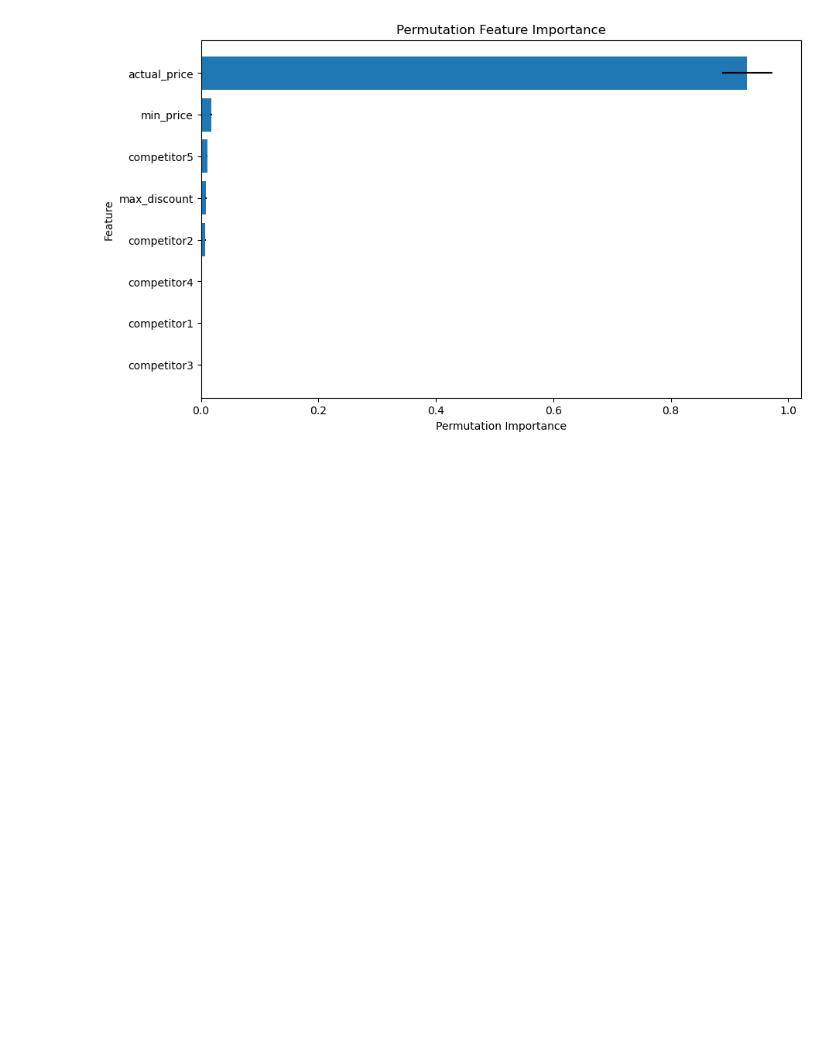
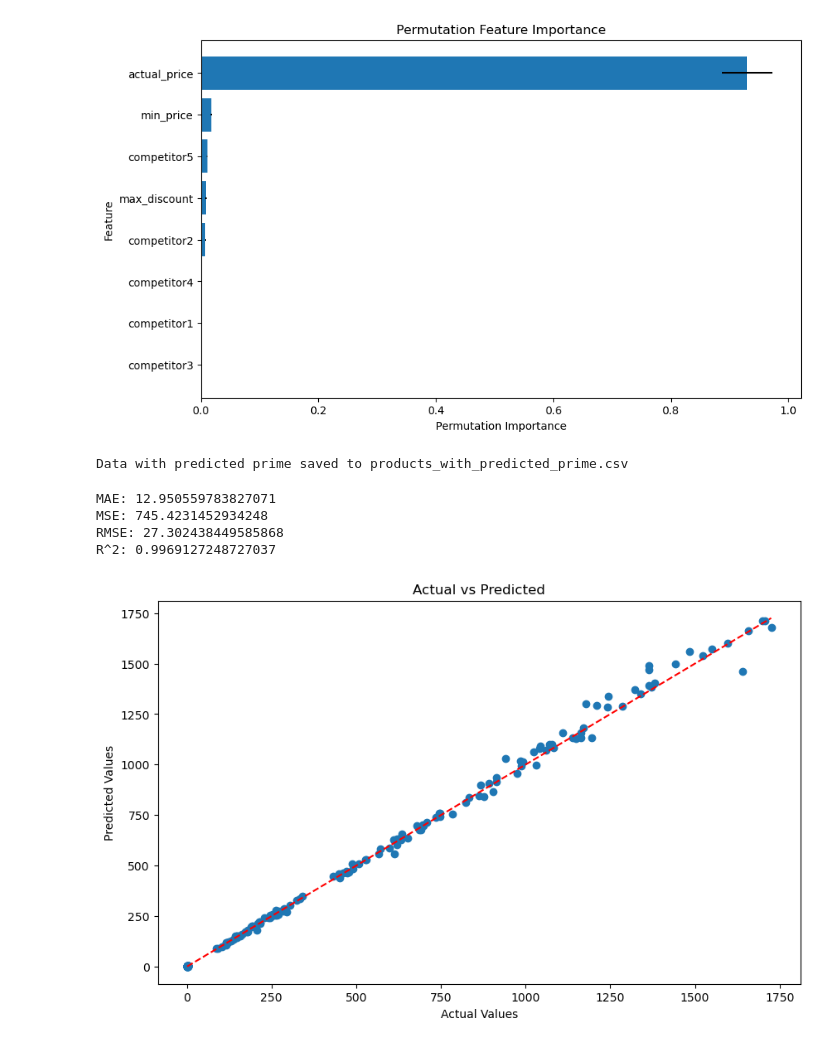
Before and after one commit to rajarshp/ai_ml, a Jupyter notebook: price_promotion/Price_Prediction_Model.ipynb, the cells around one changed output. Saved outputs shown, nothing was run; the diff lists cells and outputs as text; code cells hidden in the pictures; blank space fills up the shorter version.

Commit message:
updated model

```diff
--- a/price_promotion/Price_Prediction_Model.ipynb
+++ b/price_promotion/Price_Prediction_Model.ipynb
@@ -116,7 +117,7 @@ print(features)
 # Train-test split
 X_train, X_test, y_train, y_test = train_test_split(features, target, test_size=0.2, random_state=42)
 
-base_model = lgb.LGBMRegressor()
+base_model = lgb.LGBMRegressor(verbosity=-1)
 
 print(X_test)
 
@@ -263,3 +245,33 @@ file_path_with_predictions = 'products_with_predicted_prime.csv'
 df_predicted.to_csv(file_path_with_predictions, index=False)
 
 print(f"Data with predicted prime saved to {file_path_with_predictions}")
+# %% [output]
+Data with predicted prime saved to products_with_predicted_prime.csv
+# %%
+# Evaluate model performance
+mae = mean_absolute_error(y_test, y_pred)
+mse = mean_squared_error(y_test, y_pred)
+rmse = np.sqrt(mse)
+r2 = r2_score(y_test, y_pred)
+
+print(f"MAE: {mae}")
+print(f"MSE: {mse}")
+print(f"RMSE: {rmse}")
+print(f"R^2: {r2}")
+# %% [output]
+MAE: 12.950559783827071
+MSE: 745.4231452934248
+RMSE: 27.302438449585868
+R^2: 0.9969127248727037
+# %%
+## Actual vs. Predicted Plot
+
+plt.figure(figsize=(10, 6))
+plt.scatter(y_test, y_pred)
+plt.plot([min(y_test), max(y_test)], [min(y_test), max(y_test)], color='red', linestyle='--')
+plt.xlabel('Actual Values')
+plt.ylabel('Predicted Values')
+plt.title('Actual vs Predicted')
+plt.show()
+# %% [output]
+[figure, added]
```
Also changed, not shown: parts of 7 cells of this notebook, 4 other files.
